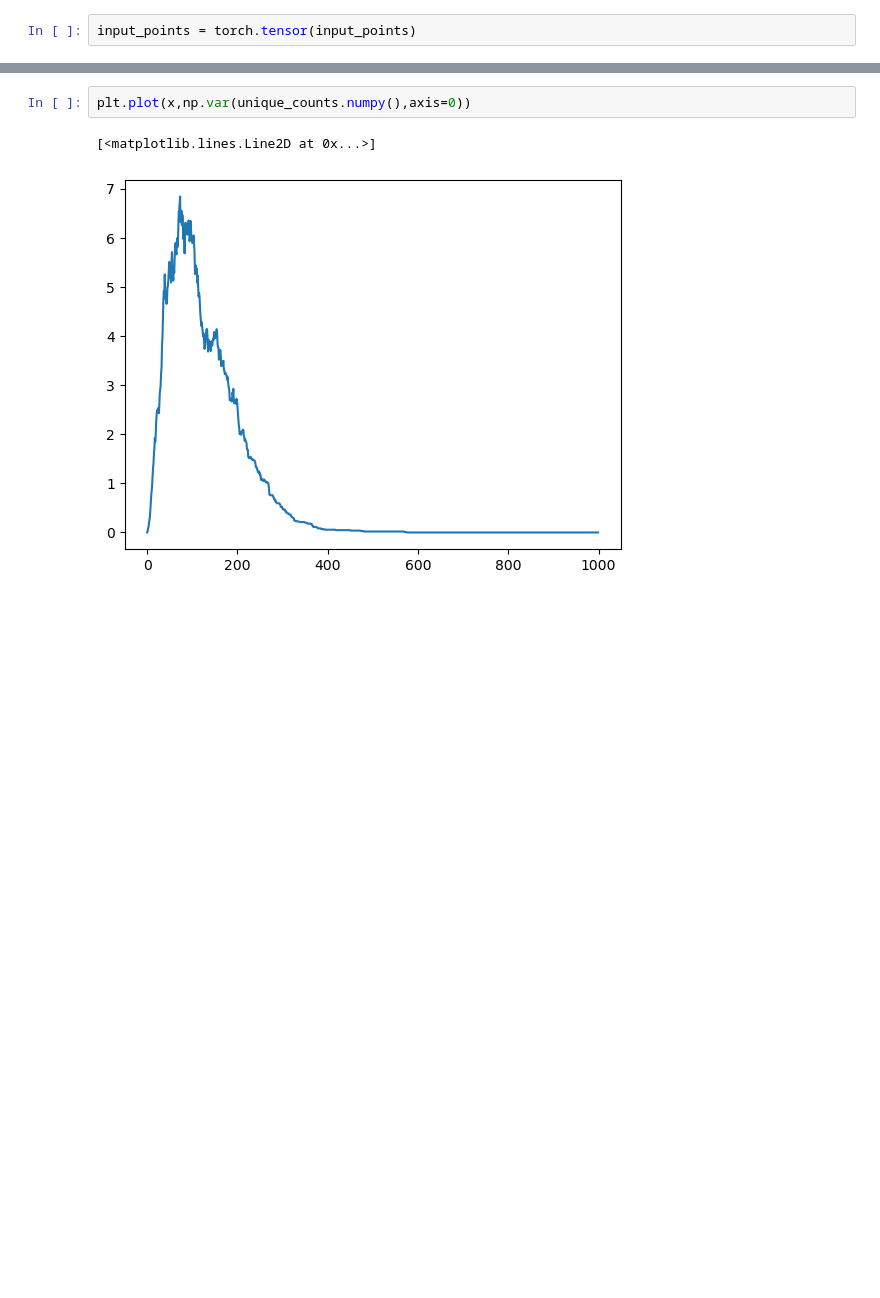
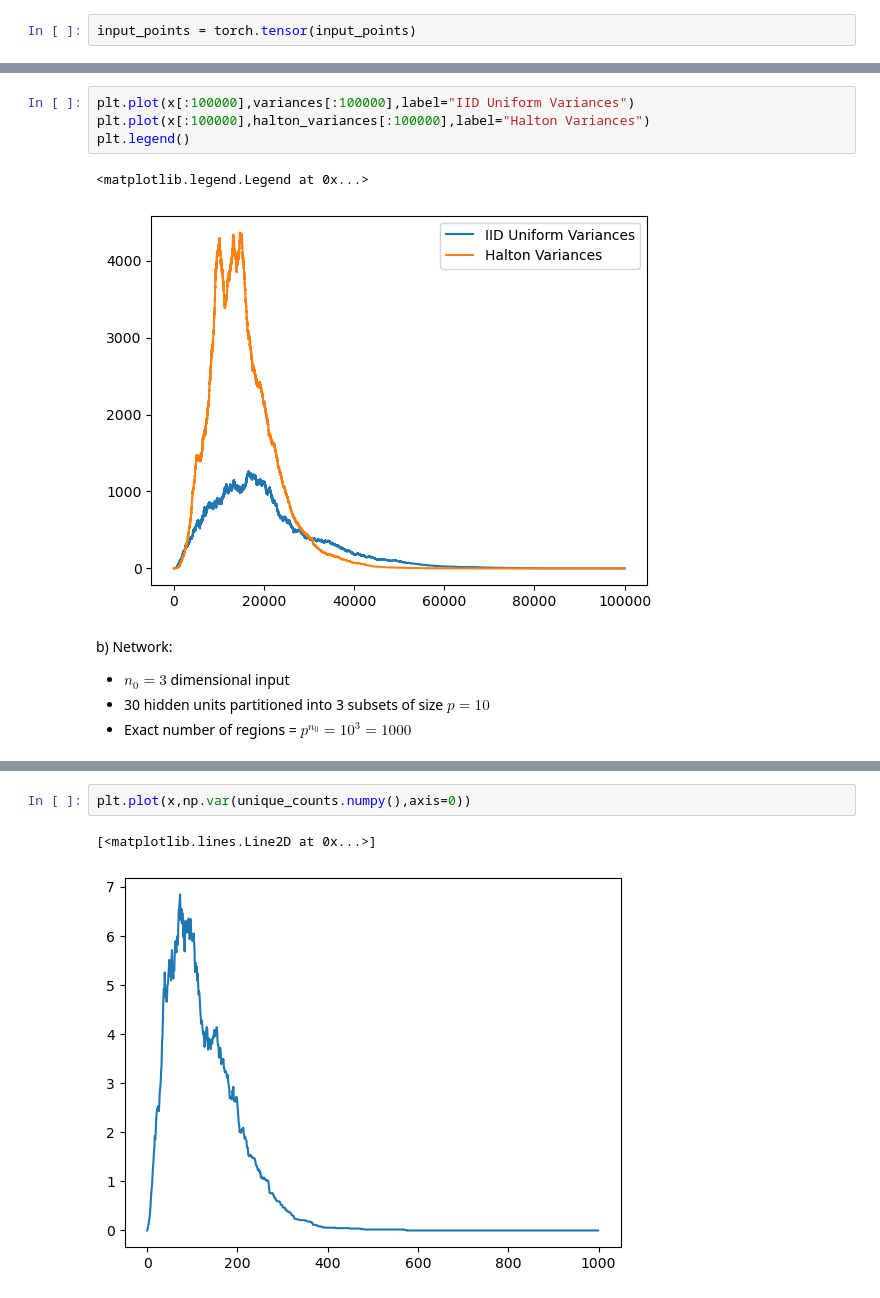
Before and after one commit to Gautam-Chauhan/MSc-Thesis, a Jupyter notebook: iid_uniform_code.ipynb, the cells around one changed output, grey strips where cells are left out. Cells and saved outputs as stored; diff of their text form; blank space fills up the shorter version.

```diff
--- a/iid_uniform_code.ipynb
+++ b/iid_uniform_code.ipynb
@@ -1568,0 +1573,12 @@ plt.plot(x,halton_variances)
+# %%
+plt.plot(x[:100000],variances[:100000],label="IID Uniform Variances")
+plt.plot(x[:100000],halton_variances[:100000],label="Halton Variances")
+plt.legend()
+# %% [output]
+<matplotlib.legend.Legend at 0x...>
+[figure, added]
+# %% [markdown]
+b) Network:
+- $n_0 = 3$ dimensional input
+- 30 hidden units partitioned into 3 subsets of size $p=10$
+- Exact number of regions = $p^{n_0} = 10^3=1000$
```
Also changed, not shown: parts of 22 cells of this notebook, 2 other files.
